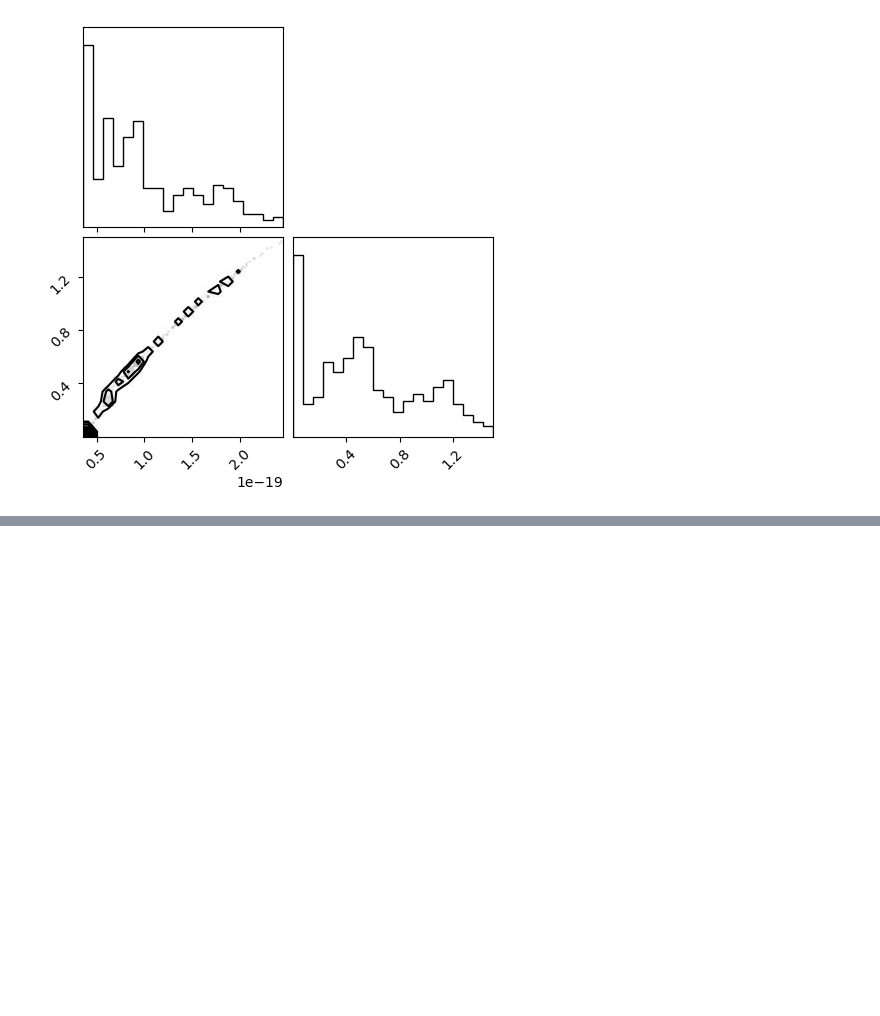
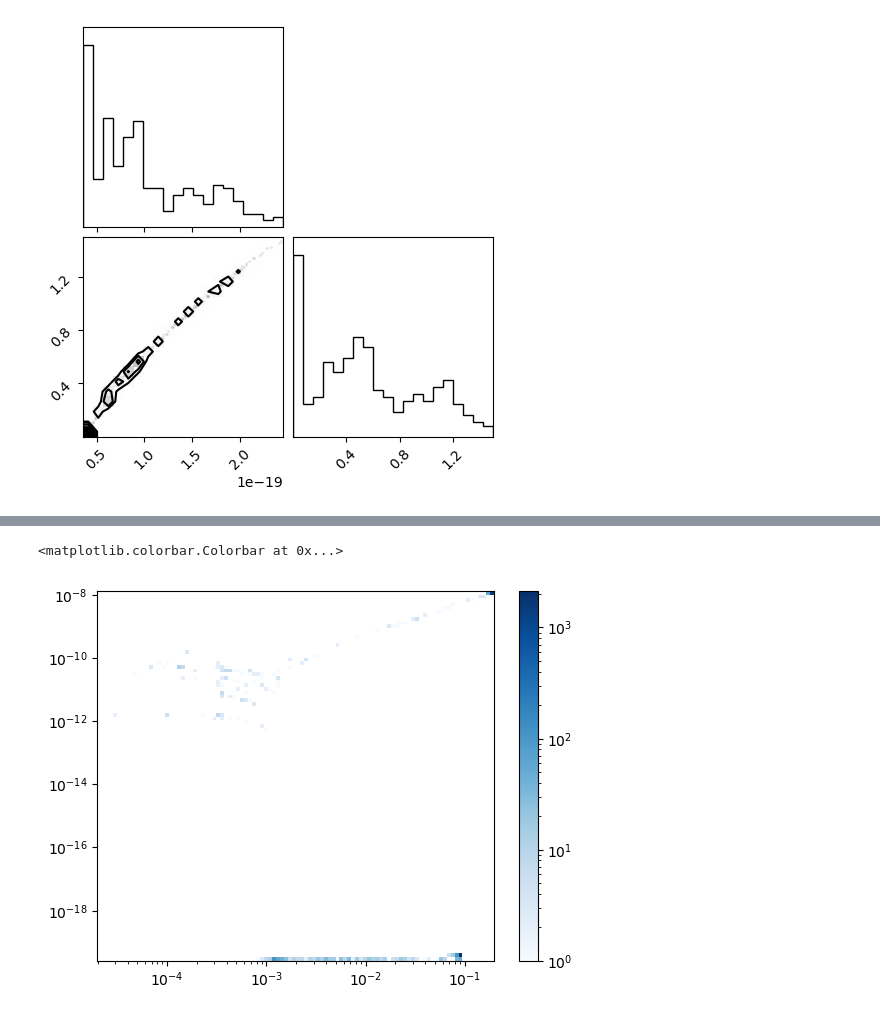
Before and after one commit to kpardo/thermo-idm, a Jupyter notebook: mcmc_2_param.ipynb, the cells around one changed output, grey strips where cells are left out. Cells and saved outputs as stored; diff of their text form; code cells hidden in the pictures; blank space fills up the shorter version.

```diff
--- a/mcmc_2_param.ipynb
+++ b/mcmc_2_param.ipynb
@@ -185,0 +305,12 @@ fig = corner.corner(flat_samples) #LOL this is so bad
+# %%
+bins=100
+xbins = np.logspace(np.log10(np.min(samples2[:,1])),np.log10(np.max(samples2[:,1])),bins+1)
+ybins = np.logspace(np.log10(np.min(samples2[:,0])),np.log10(np.max(samples2[:,0])),bins+1)
+
+plt.hist2d(samples2[:,1], samples2[:,0], bins=[xbins,ybins], cmap='Blues', norm='log')
+plt.xscale('log')
+plt.yscale('log')
+plt.colorbar()
+# %% [output]
+<matplotlib.colorbar.Colorbar at 0x...>
+[figure, added]
```
Also changed, not shown: parts of 17 cells of this notebook, 1 other file.
